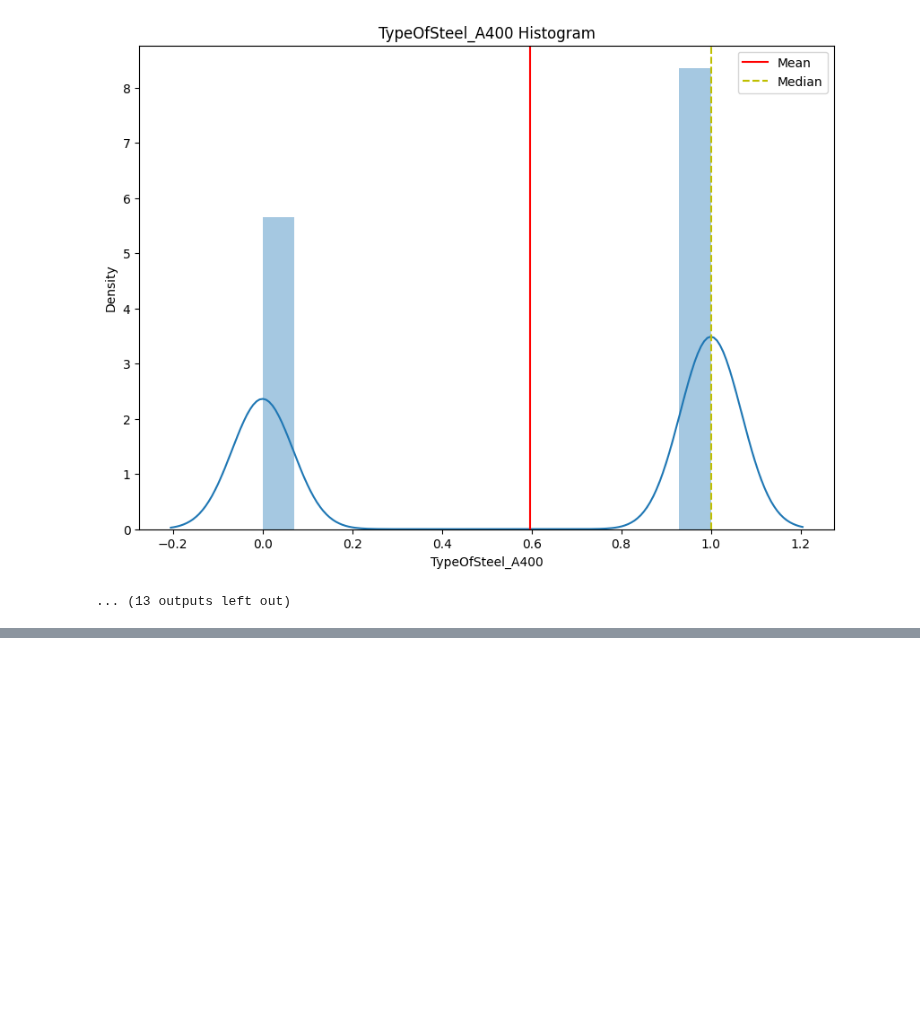
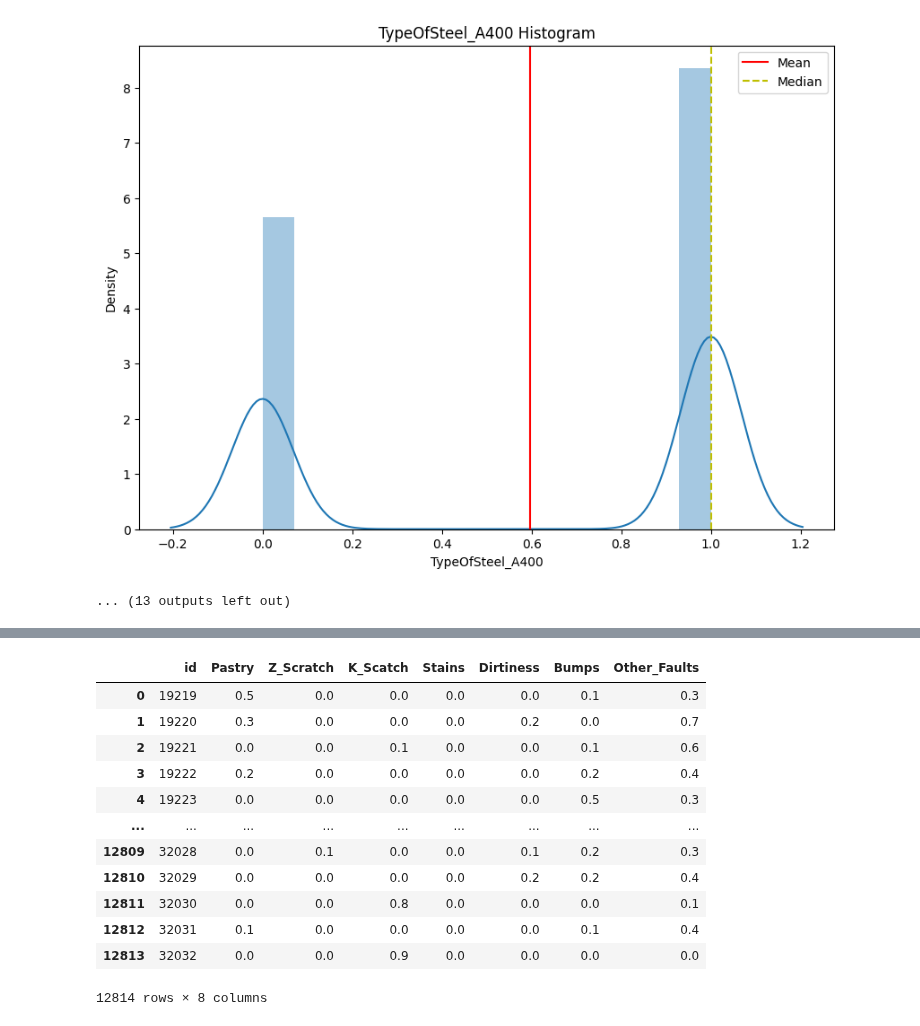
Before and after one commit to snajeebz/playground, a Jupyter notebook: initial-eda.ipynb, the cells around one changed output, grey strips where cells are left out. Drawn from its saved outputs; the diff is of its cells as text; code cells hidden in the pictures; blank space fills up the shorter version.

Commit message:
Kaggle Notebook | Defect Prediction: XGBoost Multiclass Score: 0.83 | Version 7

```diff
--- a/initial-eda.ipynb
+++ b/initial-eda.ipynb
@@ -225,0 +264,10 @@ for col in num_cols:
+# %%
+import xgboost as xgb
+from sklearn.multioutput import MultiOutputClassifier
+
+xgb.set_config(verbosity=0)
+
+xgb_model = xgb.XGBClassifier(tree_method="hist", multi_strategy="multi_output_tree")
+xgb_model.fit(X_train, y_train, verbose=False)
+y_pred = xgb_model.predict(X_test)
+# evaluate(y_test,y_pred)
@@ -225,0 +276,22 @@ for col in num_cols:
+# %%
+result=np.round(xgb_model.predict_proba(test_df),1)
+# %%
+submission = pd.DataFrame( result, columns=y.keys())
+# %%
+submission.insert(0, 'id', test['id'])
+# %%
+submission
+# %% [output]
+|  | id | Pastry | Z_Scratch | K_Scatch | Stains | Dirtiness | Bumps | Other_Faults |
+| 0 | 19219 | 0.5 | 0.0 | 0.0 | 0.0 | 0.0 | 0.1 | 0.3 |
+| 1 | 19220 | 0.3 | 0.0 | 0.0 | 0.0 | 0.2 | 0.0 | 0.7 |
+| 2 | 19221 | 0.0 | 0.0 | 0.1 | 0.0 | 0.0 | 0.1 | 0.6 |
+| 3 | 19222 | 0.2 | 0.0 | 0.0 | 0.0 | 0.0 | 0.2 | 0.4 |
+| 4 | 19223 | 0.0 | 0.0 | 0.0 | 0.0 | 0.0 | 0.5 | 0.3 |
+| ... | ... | ... | ... | ... | ... | ... | ... | ... |
+| 12809 | 32028 | 0.0 | 0.1 | 0.0 | 0.0 | 0.1 | 0.2 | 0.3 |
+| 12810 | 32029 | 0.0 | 0.0 | 0.0 | 0.0 | 0.2 | 0.2 | 0.4 |
+| 12811 | 32030 | 0.0 | 0.0 | 0.8 | 0.0 | 0.0 | 0.0 | 0.1 |
+| 12812 | 32031 | 0.1 | 0.0 | 0.0 | 0.0 | 0.0 | 0.1 | 0.4 |
+| 12813 | 32032 | 0.0 | 0.0 | 0.9 | 0.0 | 0.0 | 0.0 | 0.0 |
+12814 rows × 8 columns
```
Also changed, not shown: parts of 9 cells of this notebook.
